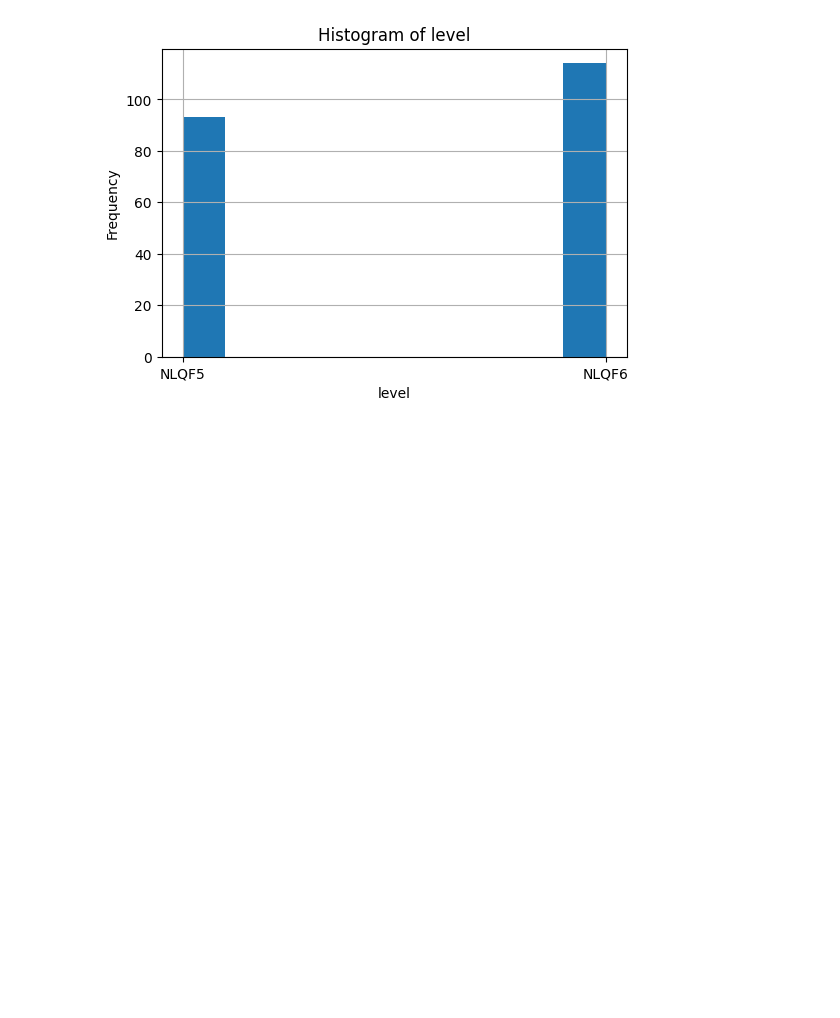
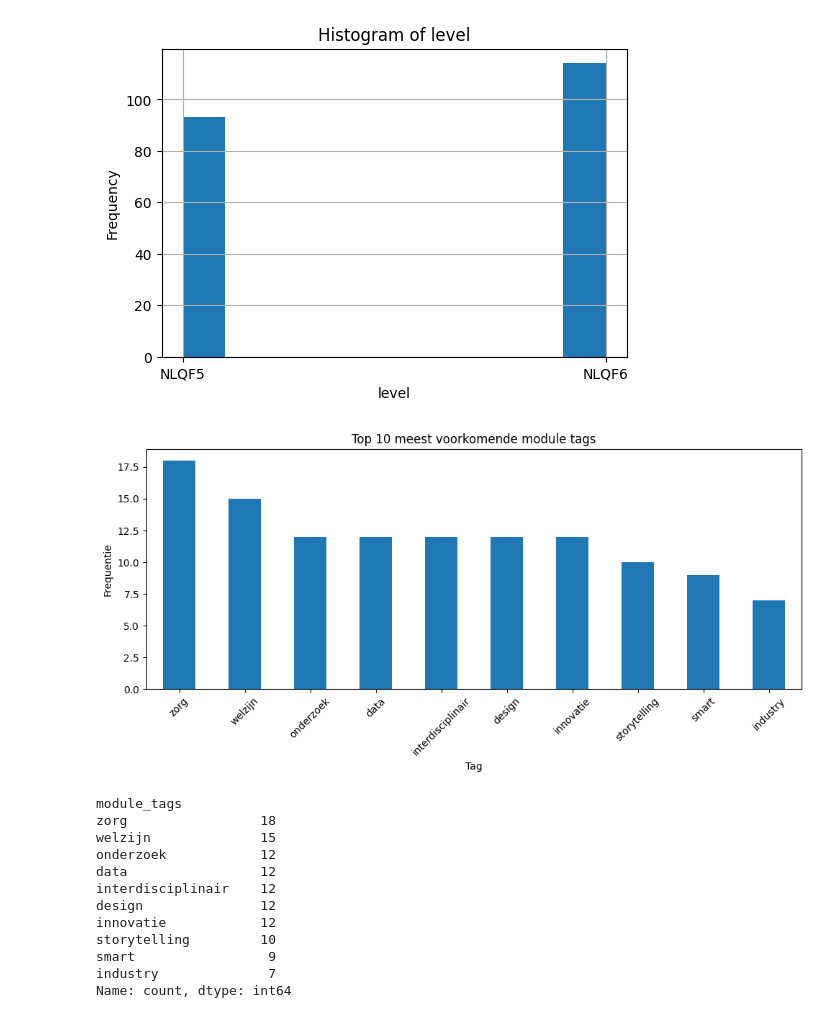
Before and after one commit to JeroenZwaal/ATIx-AI-Lu2, a Jupyter notebook: EDA.ipynb, the cells around one changed output. Drawn from its saved outputs; the diff is of its cells as text; code cells hidden in the pictures; blank space fills up the shorter version.

```diff
--- a/EDA.ipynb
+++ b/EDA.ipynb
@@ -5,7 +5,7 @@ import matplotlib.pyplot as plt
 import seaborn as sns
 
 
-df = pd.read_csv("Uitgebreide_VKM_dataset_cleaned3.csv")
+df = pd.read_csv("Uitgebreide_VKM_dataset_cleaned2.csv")
 
 dataframe = df.copy()
 # %%
@@ -118,3 +118,45 @@ plt.show()
 # %% [output]
 [figure]
 [figure]
+# %%
+import ast
+import matplotlib.pyplot as plt
+
+# Strings → echte lijsten
+dataframe['module_tags'] = dataframe['module_tags'].apply(
+    lambda x: ast.literal_eval(x) if isinstance(x, str) else x
+)
+
+# Tags flatten
+tags = dataframe['module_tags'].explode().dropna()
+
+# Meest voorkomende tags
+tag_counts = tags.value_counts()
+
+# Top-10 meest voorkomende tags
+top10 = tag_counts.head(10)
+
+# Plot
+plt.figure(figsize=(10,5))
+top10.plot(kind='bar')
+plt.title("Top 10 meest voorkomende module tags")
+plt.xlabel("Tag")
+plt.ylabel("Frequentie")
+plt.xticks(rotation=45)
+plt.tight_layout()
+plt.show()
+display(top10)
+# %% [output]
+[figure, added]
+module_tags
+zorg                 18
+welzijn              15
+onderzoek            12
+data                 12
+interdisciplinair    12
+design               12
+innovatie            12
+storytelling         10
+smart                 9
+industry              7
+Name: count, dtype: int64
```
Also changed, not shown: 1 other file.
